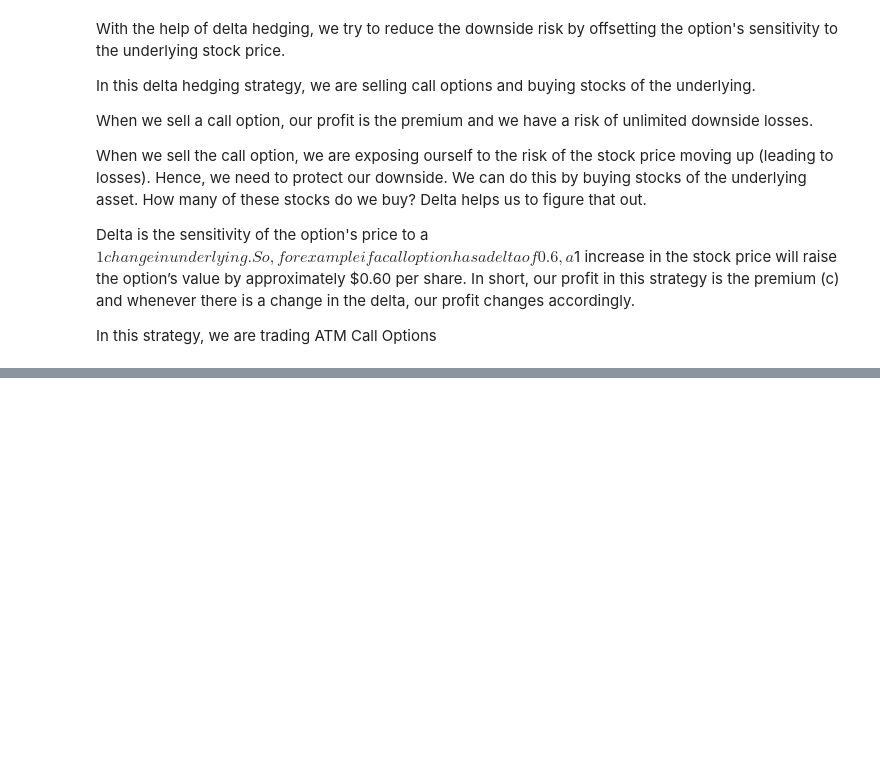
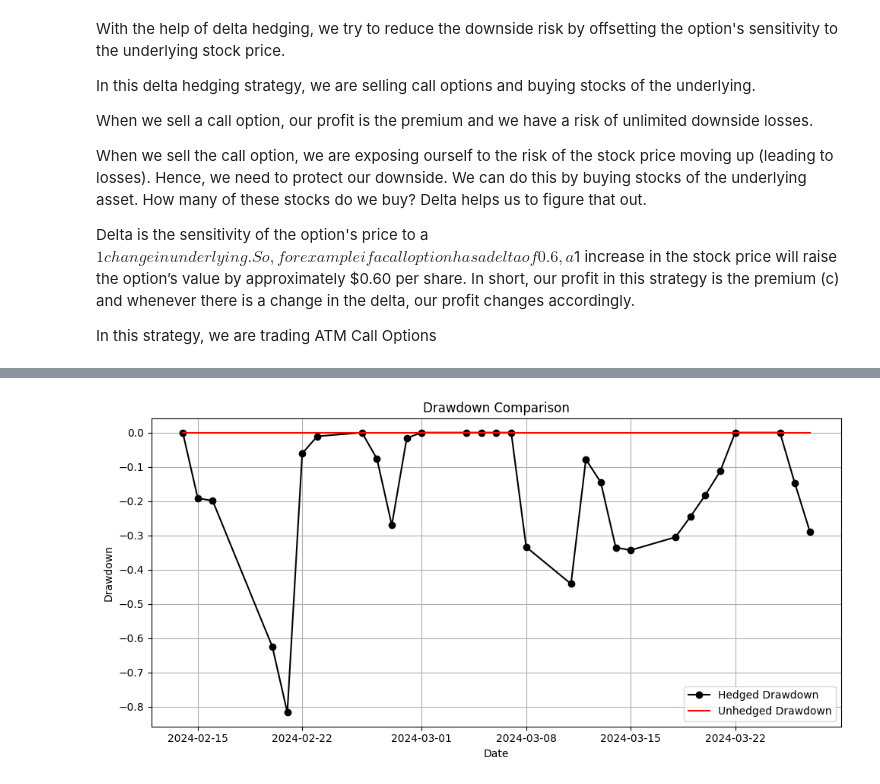
Before and after one commit to AayushKhandekar/Mini-Projects, a Jupyter notebook: Pricing and Risk Analysis of Equity Options Using the Black-Scholes Model and Option Greeks/main.ipynb, the cells around one changed output, grey strips where cells are left out. Cells and saved outputs as stored; diff of their text form; code cells hidden in the pictures; blank space fills up the shorter version.

Commit message:
Pricing and Risk Analysis of Equity Options Using BSM and Option Greeks - updated backtesting

```diff
--- a/Pricing and Risk Analysis of Equity Options Using the Black-Scholes Model and Option Greeks/main.ipynb
+++ b/Pricing and Risk Analysis of Equity Options Using the Black-Scholes Model and Option Greeks/main.ipynb
@@ -320,0 +459,13 @@ backtest_data = yf.download('NVDA', start='2023-07-01', end='2024-07-01')['Close
+# %%
+plt.figure(figsize=(10, 5))
+plt.plot(risk['Date'], risk['HedgedDrawdown'], label='Hedged Drawdown', color = "black", marker = 'o')
+plt.plot(risk['Date'], risk['UnhedgedDrawdown'], label='Unhedged Drawdown', color = "red")
+plt.title('Drawdown Comparison')
+plt.xlabel('Date')
+plt.ylabel('Drawdown')
+plt.legend()
+plt.grid(True)
+plt.tight_layout()
+plt.show()
+# %% [output]
+[figure, added]
```
Also changed, not shown: parts of 15 cells of this notebook.
